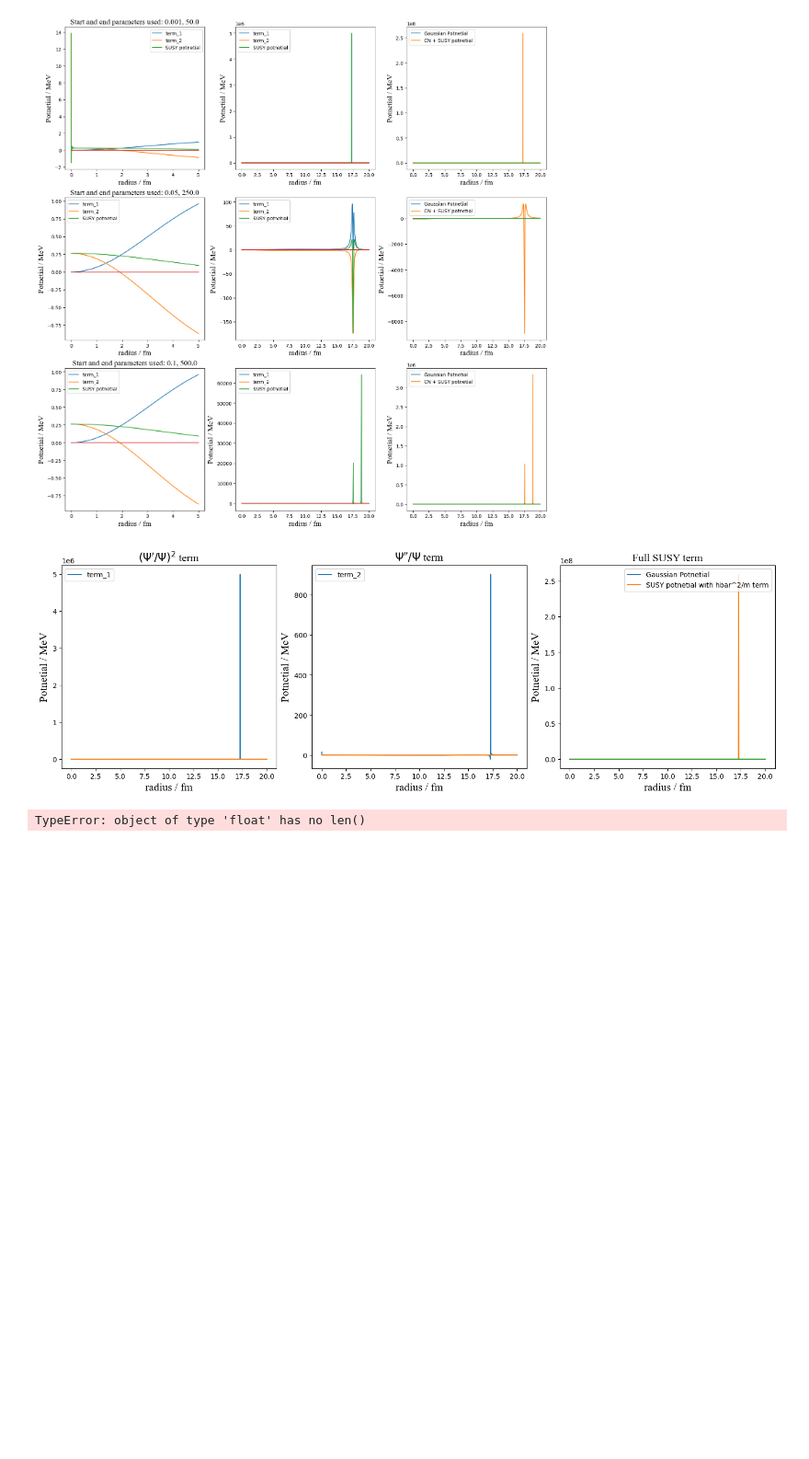
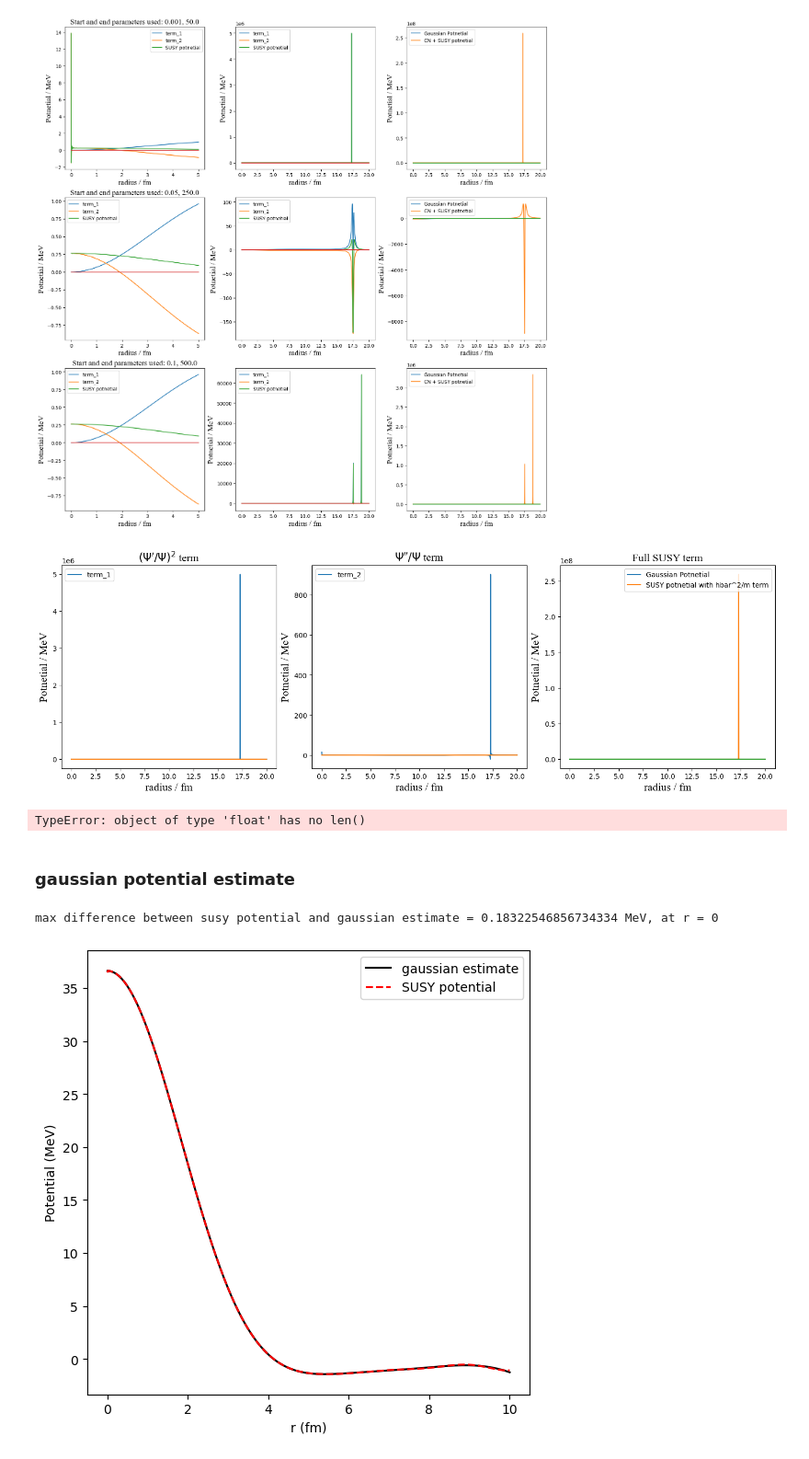
Before and after one commit to fae15/Halo-Nuclei-sem-2, a Jupyter notebook: week 8/He5 forbidden state calculation.ipynb, the cells around one changed output. Shown at 92% size. Saved outputs shown, nothing was run; the diff lists cells and outputs as text; code cells hidden in the pictures; blank space fills up the shorter version.

```diff
--- a/week 8/He5 forbidden state calculation.ipynb
+++ b/week 8/He5 forbidden state calculation.ipynb
@@ -683,3 +687,40 @@ ax.legend()
 plt.savefig('Resonance_location.png')
 plt.show()
 plt.close()
+# %% [markdown]
+### gaussian potential estimate
+# %%
+NUM_SUSY_GAUSSIANS = 15
+SUSY_POTENTIAL_PARAMS = [0.694444, 0.482253, 0.334898, 0.232568, 0.161506, 0.112157, 0.0778866, 0.0540879, 0.037561,
+                         0.0260841, 0.0181139, 0.0125791, 0.0087355, 0.00606632, 0.00421272]
+SUSY_POTENTIAL_COEFFS = [-3.96307,30.5414,-120.512,315.402,-622.575,1070.74,-1121.61,423.361,544.51,-544.566,-293.377,272.053,267.435,-20.9172,-159.915]
+SUSY_R0 = 1.2
+SUSY_A = 1.2
+
+def potential_estimate(r, betas, coeffs):
+    potential = 0
+    for i in range(len(betas)):
+        potential += coeffs[i] * np.exp(-1 * betas[i] * r**2)
+    return potential
+
+susy_potential = potential_estimate(r_vals, SUSY_POTENTIAL_PARAMS, SUSY_POTENTIAL_COEFFS)
+
+fig = plt.figure(figsize=(15, 15), layout='constrained')
+spec = fig.add_gridspec(ncols=3, nrows=3)
+ax_1 = fig.add_subplot(spec[0,0])
+
+ax_1.plot(r_vals, susy_potential, label='gaussian estimate', color='k')
+ax_1.plot(r_vals, susy_term_1_vals + susy_term_2_vals, label='SUSY potential', color='r', linestyle='--')
+
+max_diff = np.max(np.abs(susy_potential - (susy_term_1_vals+susy_term_2_vals)))
+max_diff_loc = np.where(max_diff)[0][0]
+print("max difference between susy potential and gaussian estimate =", max_diff, "MeV, at r =", max_diff_loc)
+
+ax_1.set_ylabel("Potential (MeV)")
+ax_1.set_xlabel("r (fm)")
+
+plt.legend()
+plt.show()
+# %% [output]
+max difference between susy potential and gaussian estimate = 0.18322546856734334 MeV, at r = 0
+[figure, added]
```
Also changed, not shown: parts of 3 cells of this notebook.
